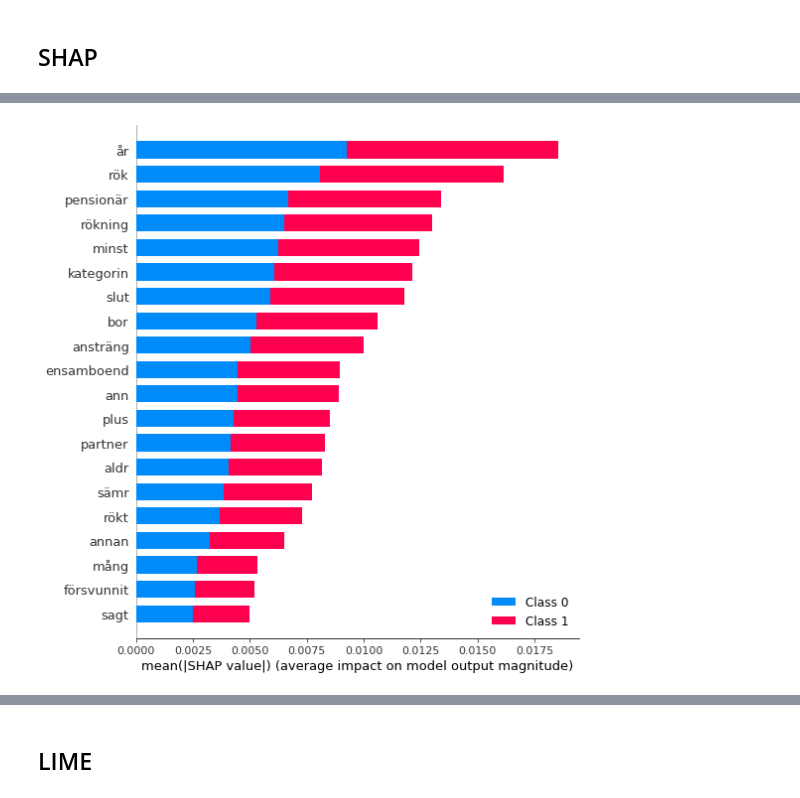
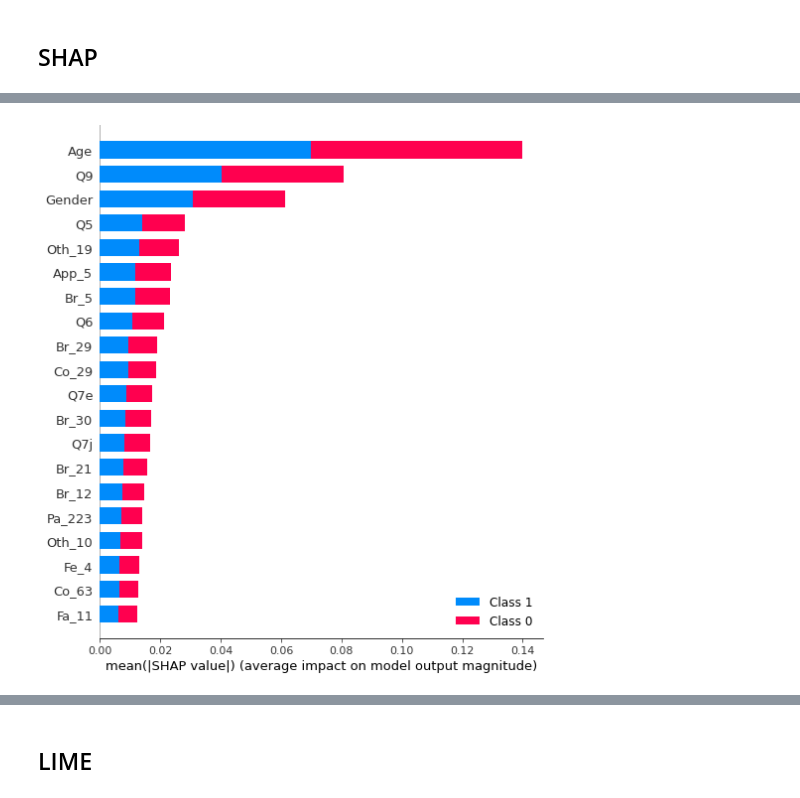
Before and after one commit to Ahmadsad/LungCancer, a Jupyter notebook: replikat_Easy_symptoms_features.ipynb, the cells around one changed output, grey strips where cells are left out. Drawn from its saved outputs; the diff is of its cells as text; code cells hidden in the pictures.

```diff
--- a/replikat_Easy_symptoms_features.ipynb
+++ b/replikat_Easy_symptoms_features.ipynb
@@ -181,0 +702,16 @@ AUC-ROC for train set:  0.5596128170894527
+# %%
+plt.figure(1)
+pls = PLSRegression(2)
+pls.fit(X_train, Y_train)
+# opls.fit(X_test, Y_test)
+df = pd.DataFrame(np.column_stack([pls.x_scores_[:,0], pls.x_scores_[:,1]]),
+                  index=range(1, len(Y_train)+1,1), columns=['t_1', 't_2'])        # make df of X_train
+pos_df = df[Y_train==1]
+neg_df = df[Y_train==-1]
+plt.scatter(neg_df['t_1'], neg_df['t_2'], c='blue', label='yes LC')
+plt.scatter(pos_df['t_1'], pos_df['t_2'], c='red', label='no LC')
+plt.title('PLS Scores')
+plt.xlabel('t_1')
+plt.ylabel('t_2')
+plt.legend(loc='lower right')
+plt.show()
@@ -184,0 +792,2 @@ AUC-ROC for train set:  0.5596128170894527
+# %%
+cv = 6
@@ -212,24 +851,25 @@ AUC-ROC for train set:  0.9953271028037383
 # %%
-rf = RandomForestClassifier(random_state=42, class_weight = "balanced")
+rf = RandomForestClassifier(random_state=42, class_weight = "balanced", criterion='entropy')
 
-param_distributions = {"criterion": ['entropy'],
-                       "max_depth": [3, None],
+param_distributions = {"max_depth": [1, 2, 3, None],
                        "min_samples_split": randint(2, 15),
                        "min_samples_leaf": randint(1, 15),
                        "ccp_alpha": loguniform(0.0001, 1),
                        "max_features": ['auto', 'sqrt','log2']
                       }
 
-search = HalvingRandomSearchCV(rf, param_distributions,
-                               resource='n_estimators',
-                               max_resources=len(X_train),
+search = RandomizedSearchCV(rf, param_distributions,
+                               n_iter=len(X_train),
                                verbose = 0,
-                               cv = 5,
-                               random_state=50).fit(X_train, Y_train)
+                               cv = StratifiedKFold(cv),
+                               n_jobs=-1,
+                               error_score = 'raise',
+                               random_state=42).fit(X_train, Y_train)
+
 
 print("Random forest best parameters:\n ",search.best_params_)
 rf = search.best_estimator_
-ml_hlp.get_cross_validation_scores(rf, X_train, Y_train, cv=5)
+ml_hlp.get_cross_validation_scores(rf, X_train, Y_train, cv=cv)
 print("AUC-ROC for test set: ",ml_hlp.get_AUC_ROC_value(X_test, Y_test, rf))
 print("AUC-ROC for train set: ",ml_hlp.get_AUC_ROC_value(X_train, Y_train, rf))
 # %% [output]
@@ -344,12 +1004,12 @@ shap.initjs()#
 # %% [output]
 [interactive output not drawn]
 # %%
-
+features = levitsky_rawdata.columns
 explainer = shap.TreeExplainer(rf)
-shap_values = explainer.shap_values(X_train)
+shap_values = explainer.shap_values(X_test)
 shap.summary_plot(shap_values, X_test, plot_type="bar", feature_names=features)
 # %% [output]
-[figure, old version]
+[figure, new version]
 # %%
 
 explainer = shap.TreeExplainer(rf)
```
Also changed, not shown: parts of 62 cells of this notebook, 6 other files.
